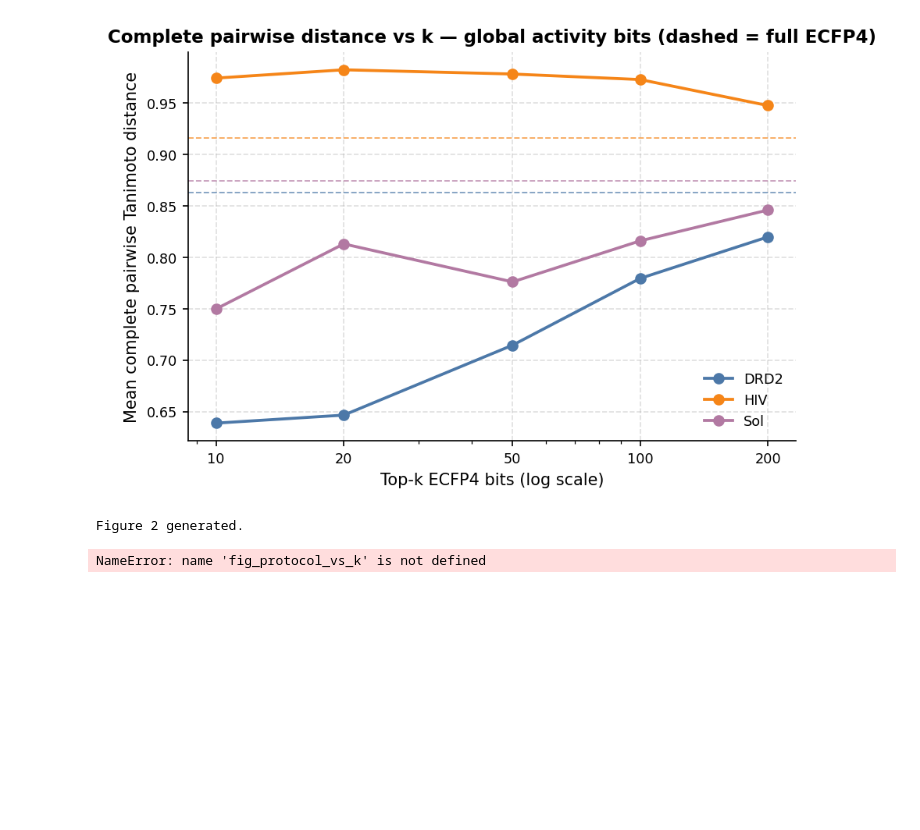
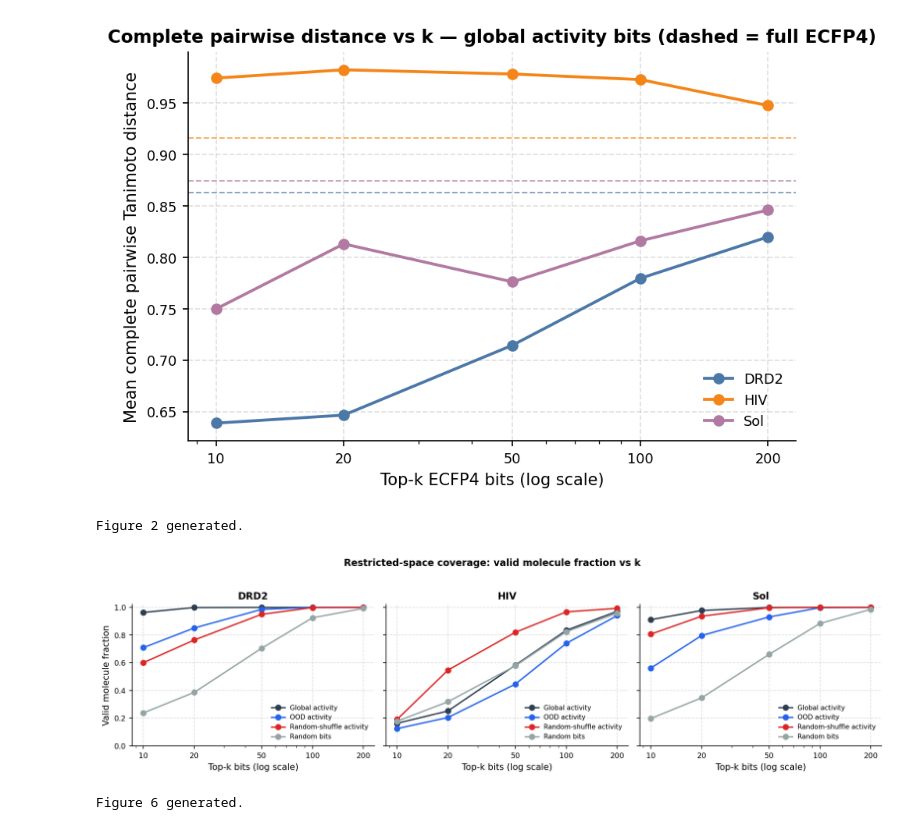
Before and after one commit to francescocapria/drug-discovery-lohi, a Jupyter notebook: notebooks/tanimoto_distance_analysis/fold_distance_tanimoto_plots.ipynb, the cells around one changed output. Saved outputs shown, nothing was run; the diff lists cells and outputs as text; code cells hidden in the pictures; blank space fills up the shorter version.

```diff
--- a/notebooks/tanimoto_distance_analysis/fold_distance_tanimoto_plots.ipynb
+++ b/notebooks/tanimoto_distance_analysis/fold_distance_tanimoto_plots.ipynb
@@ -322,33 +321,34 @@ def fig_valid_fraction_vs_k(dist_all: pd.DataFrame):
                 marker="o",
                 lw=1.6,
                 color=color,
                 label=label,
             )
 
         ax.set_xscale("log")
         ax.set_xticks(K_VALUES)
         ax.set_xticklabels([str(k) for k in K_VALUES])
         ax.set_ylim(0, 1.02)
         ax.set_xlabel("Top-k bits (log scale)")
         ax.set_title(DATASET_LABELS.get(ds, ds), fontweight="bold")
         ax.grid(ls="--", alpha=0.4)
         ax.legend(frameon=False, fontsize=7.5)
 
     axes[0, 0].set_ylabel("Valid molecule fraction")
     fig.suptitle(
         "Restricted-space coverage: valid molecule fraction vs k",
         fontweight="bold",
         y=1.03,
     )
     fig.tight_layout()
     fname = FIG_ROOT / "fig6_valid_fraction_vs_k"
     fig.savefig(f"{fname}.png", bbox_inches="tight")
     fig.savefig(f"{fname}.pdf", bbox_inches="tight")
     plt.show()
     plt.close(fig)
 
 
-fig_protocol_vs_k(dist_all)
-print("Figure 3 generated.")
+fig_valid_fraction_vs_k(dist_all)
+print("Figure 6 generated.")
 # %% [output]
+[figure, added]
-NameError: name 'fig_protocol_vs_k' is not defined
+Figure 6 generated.
```
Also changed, not shown: parts of 3 cells of this notebook, 1 other file.
